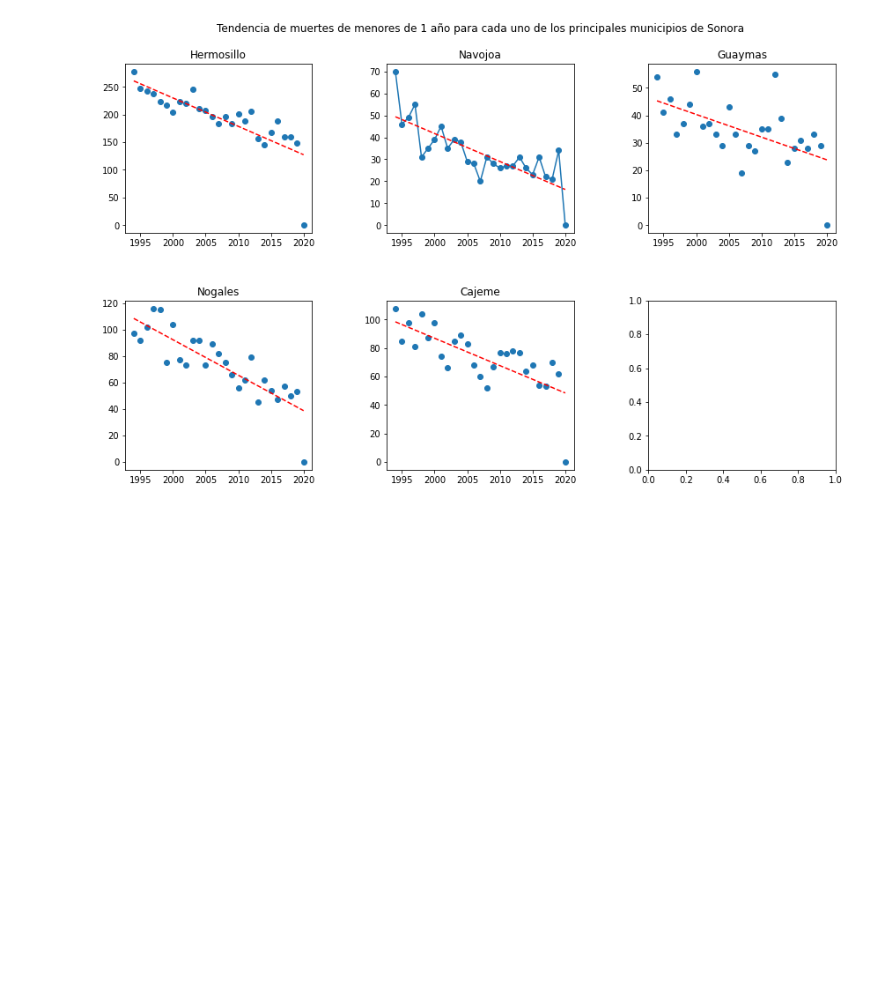
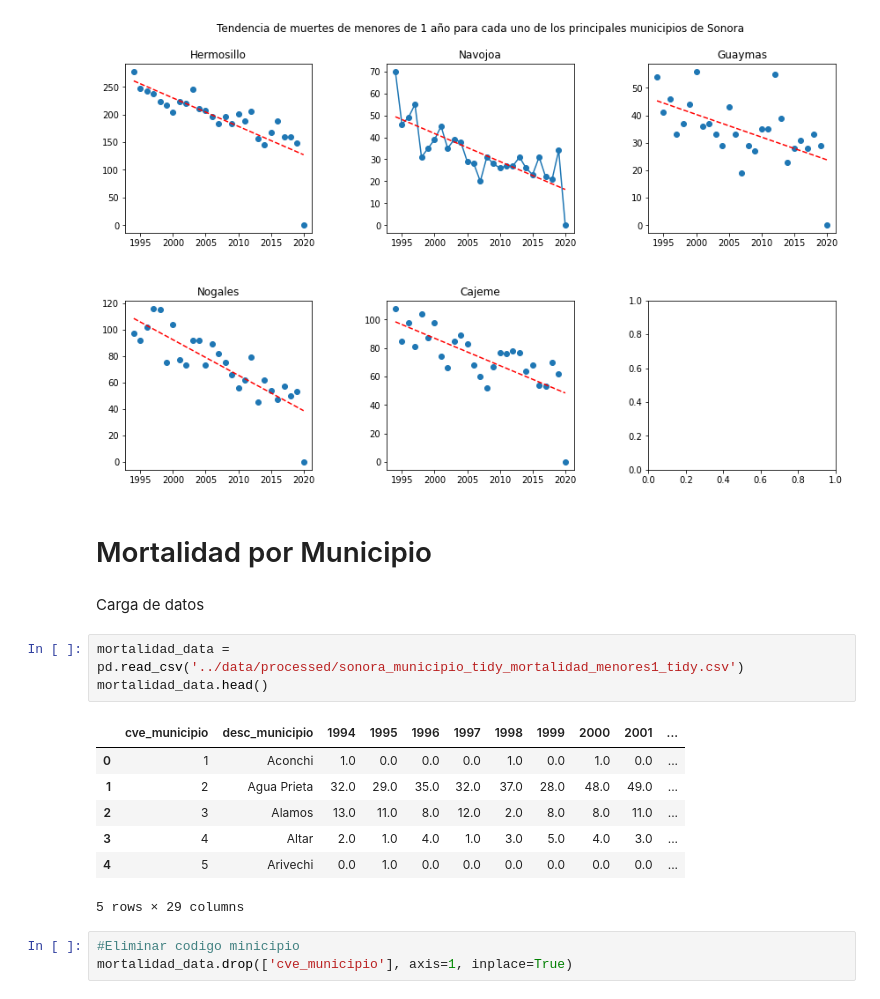
Before and after one commit to ibsanmorales/data_sonora_buqui, a Jupyter notebook: notebooks/mortalidad.ipynb, the cells around one changed output. Cells and saved outputs as stored; diff of their text form; blank space fills up the shorter version.

```diff
--- a/notebooks/mortalidad.ipynb
+++ b/notebooks/mortalidad.ipynb
@@ -193,3 +194,21 @@ fig.suptitle('Tendencia de muertes de menores de 1 año para cada uno de los pri
 plt.show()
 # %% [output]
 [figure]
+# %% [markdown]
+# Mortalidad por Municipio
+# %% [markdown]
+Carga de datos
+# %%
+mortalidad_data = pd.read_csv('../data/processed/sonora_municipio_tidy_mortalidad_menores1_tidy.csv')
+mortalidad_data.head()
+# %% [output]
+|  | cve_municipio | desc_municipio | 1994 | 1995 | 1996 | 1997 | 1998 | 1999 | 2000 | 2001 | ... |
+| 0 | 1 | Aconchi | 1.0 | 0.0 | 0.0 | 0.0 | 1.0 | 0.0 | 1.0 | 0.0 | ... |
+| 1 | 2 | Agua Prieta | 32.0 | 29.0 | 35.0 | 32.0 | 37.0 | 28.0 | 48.0 | 49.0 | ... |
+| 2 | 3 | Alamos | 13.0 | 11.0 | 8.0 | 12.0 | 2.0 | 8.0 | 8.0 | 11.0 | ... |
+| 3 | 4 | Altar | 2.0 | 1.0 | 4.0 | 1.0 | 3.0 | 5.0 | 4.0 | 3.0 | ... |
+| 4 | 5 | Arivechi | 0.0 | 1.0 | 0.0 | 0.0 | 0.0 | 0.0 | 0.0 | 0.0 | ... |
+5 rows × 29 columns
+# %%
+#Eliminar codigo minicipio
+mortalidad_data.drop(['cve_municipio'], axis=1, inplace=True)
```
Also changed, not shown: parts of 15 cells of this notebook, 1 other file.
